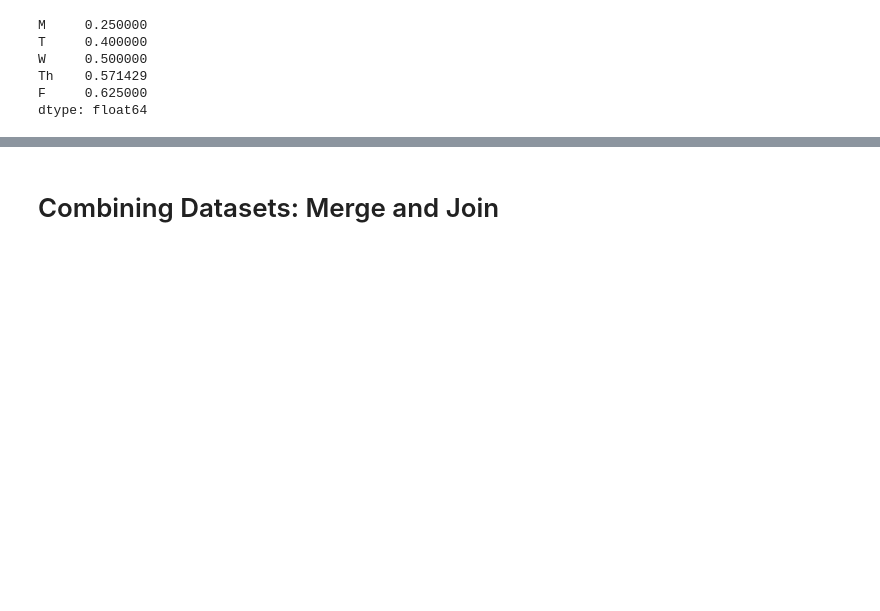
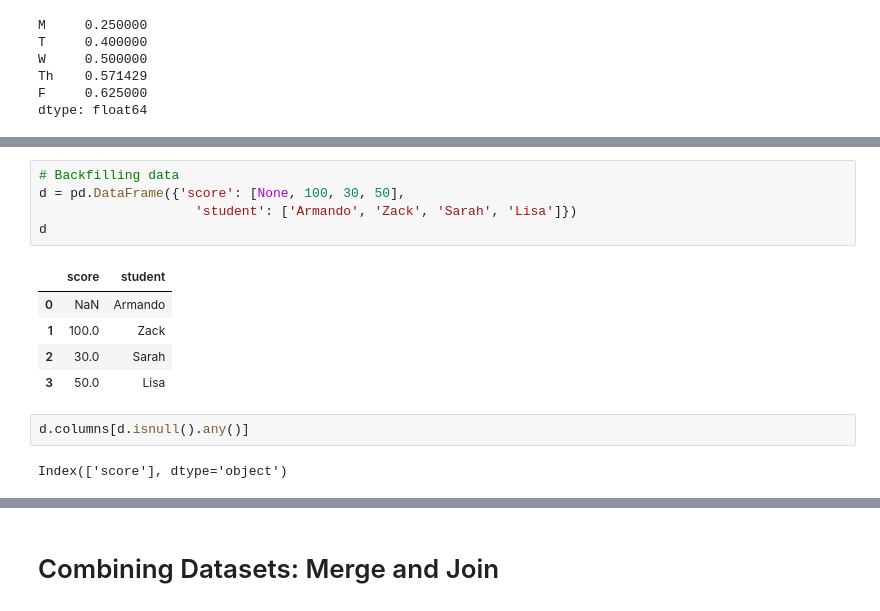
Before and after one commit to abanuelo/python-for-machine-learning, a Jupyter notebook: pandas/pandas_tutorial.ipynb, the cells around one changed output, grey strips where cells are left out. Saved outputs shown, nothing was run; the diff lists cells and outputs as text; blank space fills up the shorter version.

```diff
--- a/pandas/pandas_tutorial.ipynb
+++ b/pandas/pandas_tutorial.ipynb
@@ -78,0 +143,15 @@ dtype: float64
+# %%
+# Backfilling data
+d = pd.DataFrame({'score': [None, 100, 30, 50],
+                    'student': ['Armando', 'Zack', 'Sarah', 'Lisa']})
+d
+# %% [output]
+|  | score | student |
+| 0 | NaN | Armando |
+| 1 | 100.0 | Zack |
+| 2 | 30.0 | Sarah |
+| 3 | 50.0 | Lisa |
+# %%
+d.columns[d.isnull().any()]
+# %% [output]
+Index(['score'], dtype='object')
```
Also changed, not shown: parts of 9 cells of this notebook, 9 other files.
